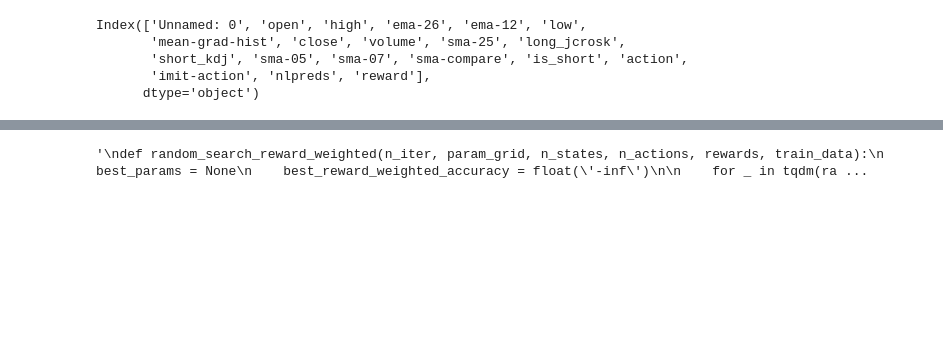
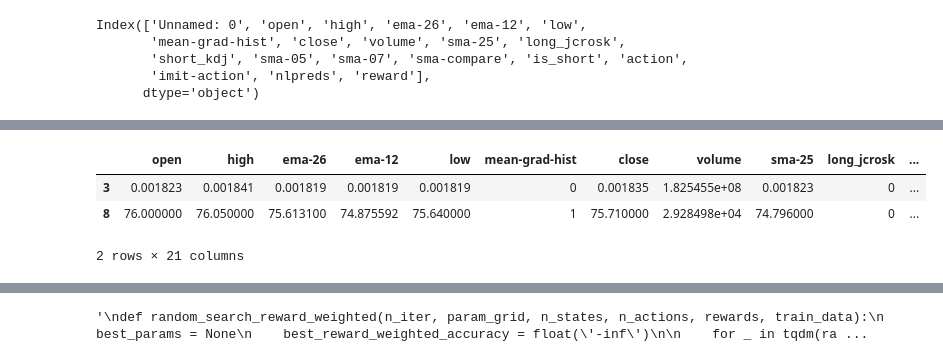
Before and after one commit to moinonin/pipeline_defi, a Jupyter notebook: notebooks/rlhf-nb-250105.ipynb, the cells around one changed output, grey strips where cells are left out. Cells and saved outputs as stored; diff of their text form; code cells hidden in the pictures; blank space fills up the shorter version.

```diff
--- a/notebooks/rlhf-nb-250105.ipynb
+++ b/notebooks/rlhf-nb-250105.ipynb
@@ -365,6 +374,6 @@ go_short       210
 Name: count, dtype: int64
 # %%
-m = train_data[(train_data['predicted_action'] == 'do_nothing') & (train_data['reward'] > 0)]
+m = train_data[(train_data['predicted_action'] != 'go_short') & (train_data['reward'] > 0)]
 # %%
 m['is_short'].value_counts()
 # %% [output]
@@ -374,4 +383,11 @@ is_short
 Name: count, dtype: int64
+# %%
+m[m['sma-compare'] == 0].head()
+# %% [output]
+|  | open | high | ema-26 | ema-12 | low | mean-grad-hist | close | volume | sma-25 | long_jcrosk | ... |
+| 3 | 0.001823 | 0.001841 | 0.001819 | 0.001819 | 0.001819 | 0 | 0.001835 | 1.825455e+08 | 0.001823 | 0 | ... |
+| 8 | 76.000000 | 76.050000 | 75.613100 | 74.875592 | 75.640000 | 1 | 75.710000 | 2.928498e+04 | 74.796000 | 0 | ... |
+2 rows × 21 columns
 # %%
 import matplotlib.pyplot as plt
 
```
Also changed, not shown: parts of 22 cells of this notebook, 31 other files.
